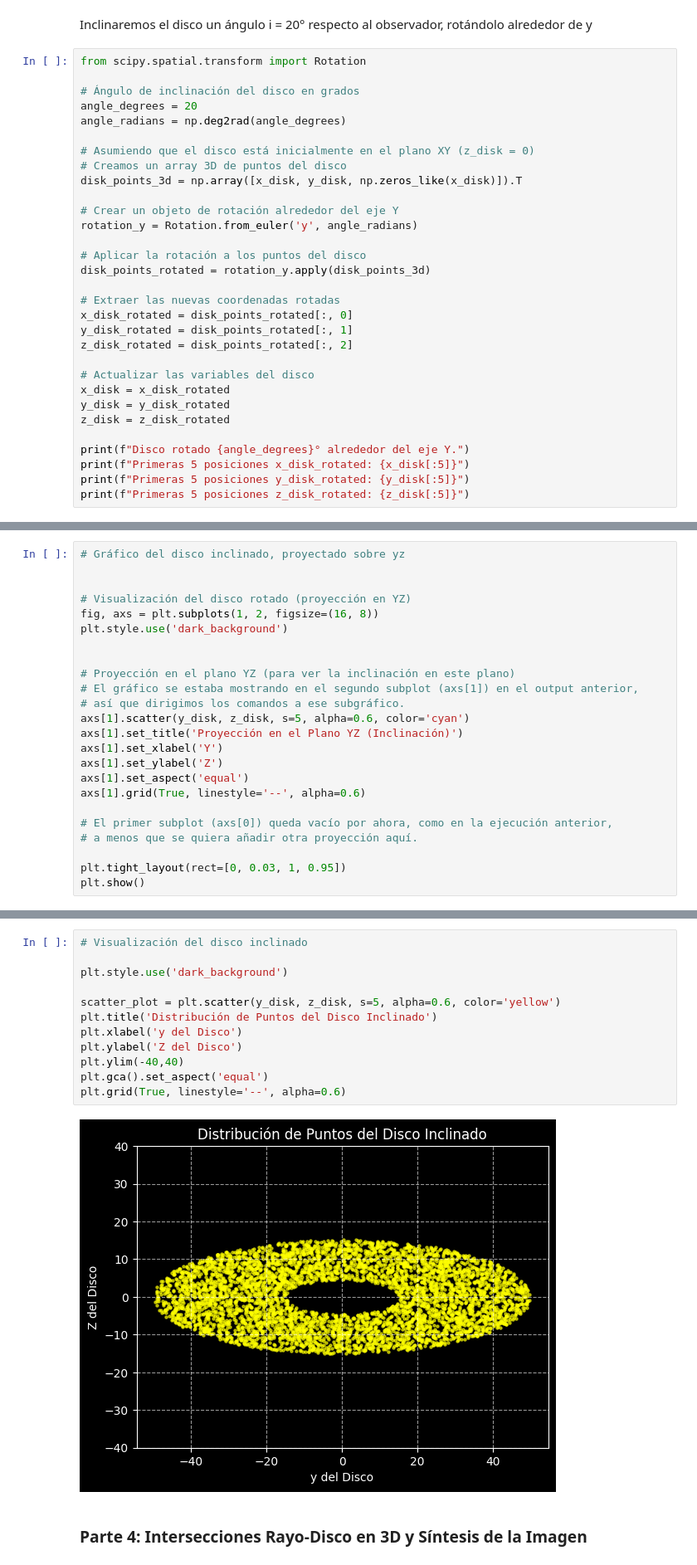
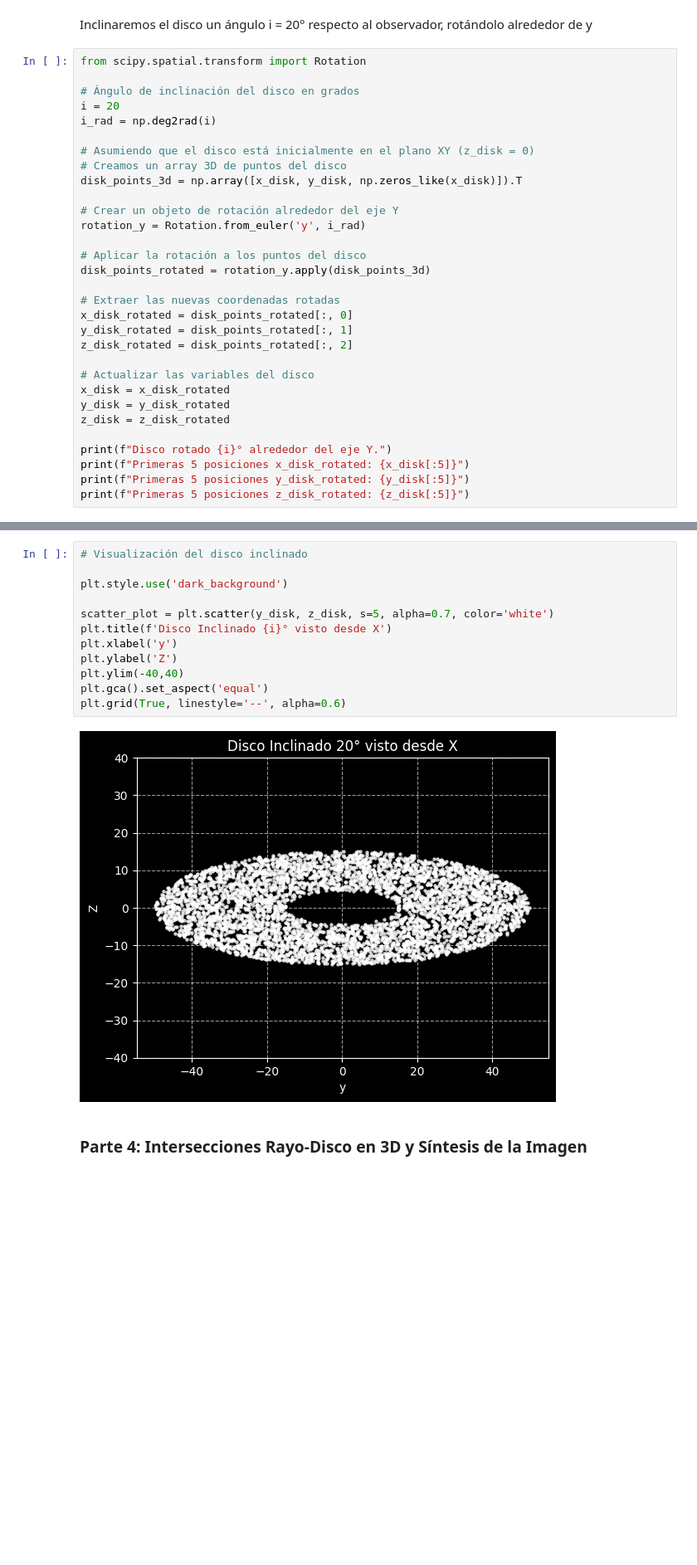
Before and after one commit to soleildayana/Modern-Astrophysics, a Jupyter notebook: AstroModerna_Proyecto_I.ipynb, the cells around one changed output, grey strips where cells are left out. Shown at 83% size. Drawn from its saved outputs; the diff is of its cells as text; blank space fills up the shorter version.

```diff
--- a/AstroModerna_Proyecto_I.ipynb
+++ b/AstroModerna_Proyecto_I.ipynb
@@ -339,15 +293,15 @@ Inclinaremos el disco un ángulo i = 20° respecto al observador, rotándolo alr
 from scipy.spatial.transform import Rotation
 
 # Ángulo de inclinación del disco en grados
-angle_degrees = 20
-angle_radians = np.deg2rad(angle_degrees)
+i = 20
+i_rad = np.deg2rad(i)
 
 # Asumiendo que el disco está inicialmente en el plano XY (z_disk = 0)
 # Creamos un array 3D de puntos del disco
 disk_points_3d = np.array([x_disk, y_disk, np.zeros_like(x_disk)]).T
 
 # Crear un objeto de rotación alrededor del eje Y
-rotation_y = Rotation.from_euler('y', angle_radians)
+rotation_y = Rotation.from_euler('y', i_rad)
 
 # Aplicar la rotación a los puntos del disco
 disk_points_rotated = rotation_y.apply(disk_points_3d)
@@ -362,7 +316,7 @@ x_disk = x_disk_rotated
 y_disk = y_disk_rotated
 z_disk = z_disk_rotated
 
-print(f"Disco rotado {angle_degrees}° alrededor del eje Y.")
+print(f"Disco rotado {i}° alrededor del eje Y.")
 print(f"Primeras 5 posiciones x_disk_rotated: {x_disk[:5]}")
 print(f"Primeras 5 posiciones y_disk_rotated: {y_disk[:5]}")
 print(f"Primeras 5 posiciones z_disk_rotated: {z_disk[:5]}")
@@ -374,24 +327,0 @@ Primeras 5 posiciones z_disk_rotated: [-1.03003511  3.43792873 -3.48378611  7.60
-# %%
-# Gráfico del disco inclinado, proyectado sobre yz
-
-
-# Visualización del disco rotado (proyección en YZ)
-fig, axs = plt.subplots(1, 2, figsize=(16, 8))
-plt.style.use('dark_background')
-
-
-# Proyección en el plano YZ (para ver la inclinación en este plano)
-# El gráfico se estaba mostrando en el segundo subplot (axs[1]) en el output anterior,
-# así que dirigimos los comandos a ese subgráfico.
-axs[1].scatter(y_disk, z_disk, s=5, alpha=0.6, color='cyan')
-axs[1].set_title('Proyección en el Plano YZ (Inclinación)')
-axs[1].set_xlabel('Y')
-axs[1].set_ylabel('Z')
-axs[1].set_aspect('equal')
-axs[1].grid(True, linestyle='--', alpha=0.6)
-
-# El primer subplot (axs[0]) queda vacío por ahora, como en la ejecución anterior,
-# a menos que se quiera añadir otra proyección aquí.
-
-plt.tight_layout(rect=[0, 0.03, 1, 0.95])
-plt.show()
@@ -400,16 +328,16 @@ plt.show()
 # %%
 # Visualización del disco inclinado
 
 plt.style.use('dark_background')
 
-scatter_plot = plt.scatter(y_disk, z_disk, s=5, alpha=0.6, color='yellow')
-plt.title('Distribución de Puntos del Disco Inclinado')
-plt.xlabel('y del Disco')
-plt.ylabel('Z del Disco')
+scatter_plot = plt.scatter(y_disk, z_disk, s=5, alpha=0.7, color='white')
+plt.title(f'Disco Inclinado {i}° visto desde X')
+plt.xlabel('y')
+plt.ylabel('Z')
 plt.ylim(-40,40)
 plt.gca().set_aspect('equal')
 plt.grid(True, linestyle='--', alpha=0.6)
 # %% [output]
-[figure, old version]
+[figure, new version]
 # %% [markdown]
 ### Parte 4: Intersecciones Rayo-Disco en 3D y Síntesis de la Imagen
```
Also changed, not shown: parts of 25 cells of this notebook.
